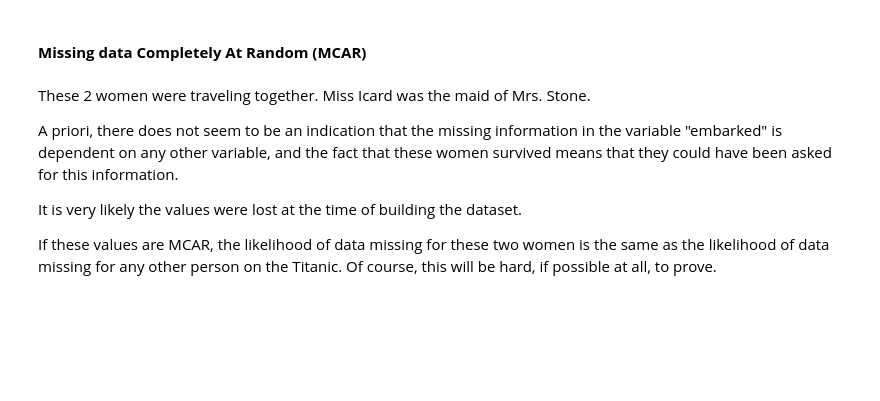
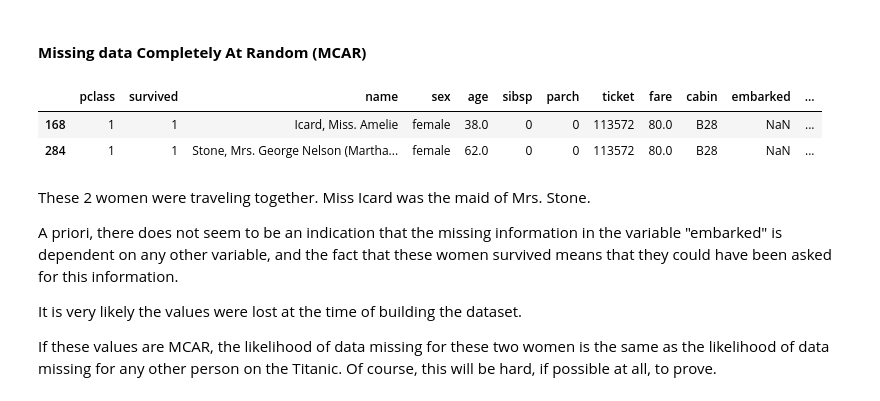
Before and after one commit to dajebbar/feature_engineering, a Jupyter notebook: python_fe/Lec-2.ipynb, the cells around one changed output. Saved outputs shown, nothing was run; the diff lists cells and outputs as text; code cells hidden in the pictures; blank space fills up the shorter version.

```diff
--- a/python_fe/Lec-2.ipynb
+++ b/python_fe/Lec-2.ipynb
@@ -110,13 +110,17 @@ We observe more missing data points for the people who did not survive. The anal
 # %%
 # In the titanic dataset, there are also missing values
 # for the variable Embarked.
 
 # Let's have a look.
 
 # Let's slice the dataframe to show only the observations
 # with missing values for Embarked.
 
-d
+data[data.embarked.isna()]
+# %% [output]
+|  | pclass | survived | name | sex | age | sibsp | parch | ticket | fare | cabin | embarked | ... |
+| 168 | 1 | 1 | Icard, Miss. Amelie | female | 38.0 | 0 | 0 | 113572 | 80.0 | B28 | NaN | ... |
+| 284 | 1 | 1 | Stone, Mrs. George Nelson (Martha... | female | 62.0 | 0 | 0 | 113572 | 80.0 | B28 | NaN | ... |
 # %% [markdown]
 
 These 2 women were traveling together. Miss Icard was the maid of Mrs. Stone.
```
Also changed, not shown: parts of 9 cells of this notebook.
